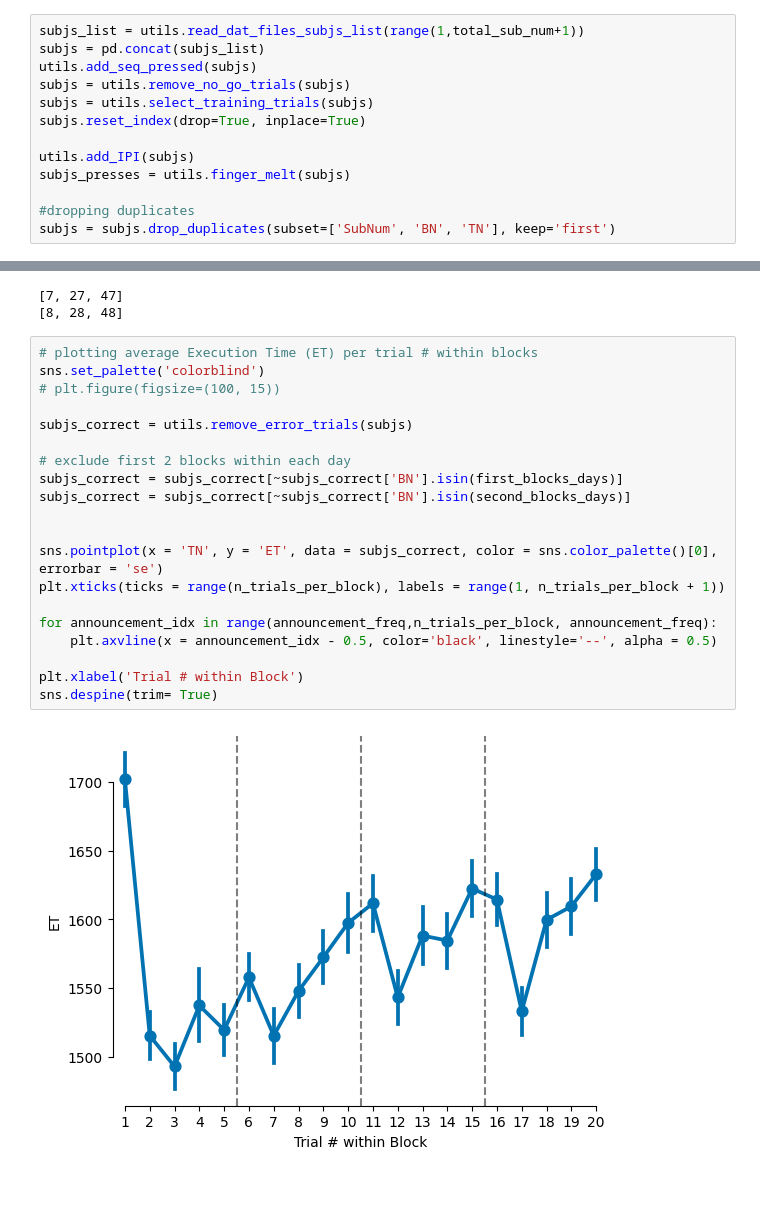
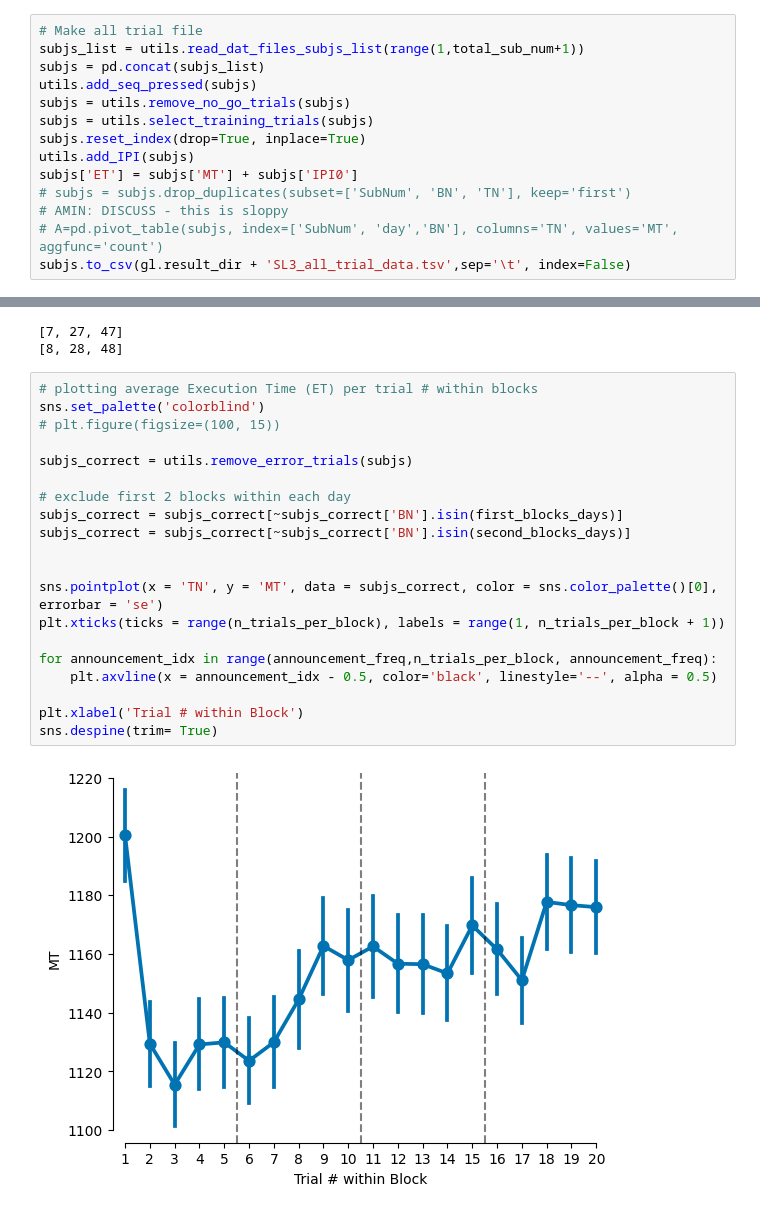
Before and after one commit to manazerzadeh/SequenceLearningDynamics, a Jupyter notebook: DataAnalysisMOG.ipynb, the cells around one changed output, grey strips where cells are left out. Saved outputs shown, nothing was run; the diff lists cells and outputs as text; blank space fills up the shorter version.

```diff
--- a/DataAnalysisMOG.ipynb
+++ b/DataAnalysisMOG.ipynb
@@ -21,15 +19,16 @@ n_trials_per_day = 400
 n_blocks_per_day = 20
 n_days = 3
 # %%
+# Make all trial file
 subjs_list = utils.read_dat_files_subjs_list(range(1,total_sub_num+1))
 subjs = pd.concat(subjs_list)
 utils.add_seq_pressed(subjs)
 subjs = utils.remove_no_go_trials(subjs)
 subjs = utils.select_training_trials(subjs)
 subjs.reset_index(drop=True, inplace=True)
-
 utils.add_IPI(subjs)
-subjs_presses = utils.finger_melt(subjs)
-
-#dropping duplicates
-subjs = subjs.drop_duplicates(subset=['SubNum', 'BN', 'TN'], keep='first')
+subjs['ET'] = subjs['MT'] + subjs['IPI0']
+# subjs = subjs.drop_duplicates(subset=['SubNum', 'BN', 'TN'], keep='first')
+# AMIN: DISCUSS - this is sloppy
+# A=pd.pivot_table(subjs, index=['SubNum', 'day','BN'], columns='TN', values='MT', aggfunc='count')
+subjs.to_csv(gl.result_dir + 'SL3_all_trial_data.tsv',sep='\t', index=False)
@@ -101,25 +102,25 @@ print(second_blocks_days)
 # %%
 # plotting average Execution Time (ET) per trial # within blocks
 sns.set_palette('colorblind')
 # plt.figure(figsize=(100, 15))
 
 subjs_correct = utils.remove_error_trials(subjs)
 
 # exclude first 2 blocks within each day
 subjs_correct = subjs_correct[~subjs_correct['BN'].isin(first_blocks_days)]
 subjs_correct = subjs_correct[~subjs_correct['BN'].isin(second_blocks_days)]
 
 
-sns.pointplot(x = 'TN', y = 'ET', data = subjs_correct, color = sns.color_palette()[0], errorbar = 'se')
+sns.pointplot(x = 'TN', y = 'MT', data = subjs_correct, color = sns.color_palette()[0], errorbar = 'se')
 plt.xticks(ticks = range(n_trials_per_block), labels = range(1, n_trials_per_block + 1))
 
 for announcement_idx in range(announcement_freq,n_trials_per_block, announcement_freq):
     plt.axvline(x = announcement_idx - 0.5, color='black', linestyle='--', alpha = 0.5)
 
 plt.xlabel('Trial # within Block')
 sns.despine(trim= True)
 # %% [output]
-[figure, old version]
+[figure, new version]
 # %%
 # plotting average Execution Time (ET) per BN
 sns.set_palette('colorblind')
```
Also changed, not shown: parts of 4 cells of this notebook, 3 other files.
